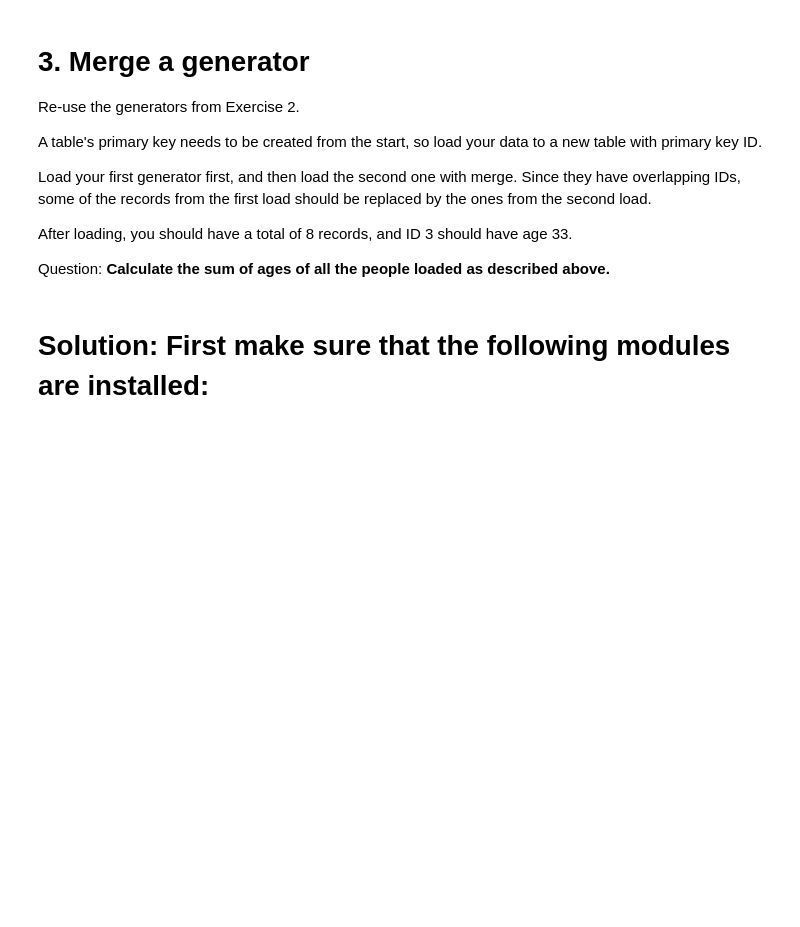
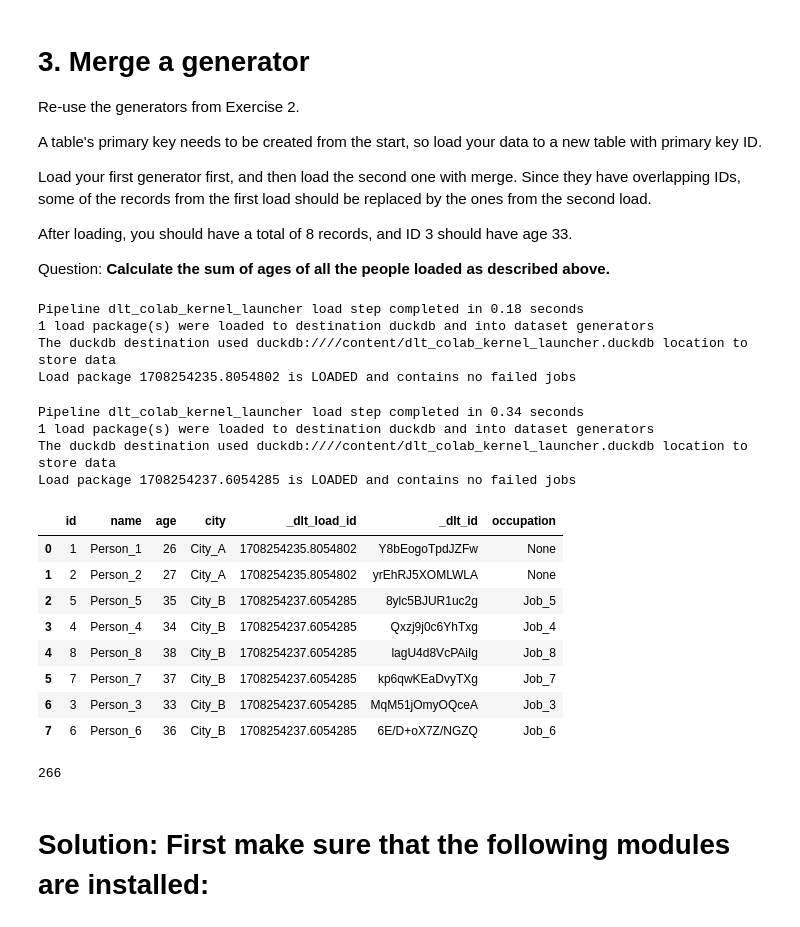
Before and after one commit to ManosPra/data-engineering-zoomcamp-2024, a Jupyter notebook: Homework_data_talks_club_data_extraction_and_ingestion.ipynb, the cells around one changed output. Saved outputs shown, nothing was run; the diff lists cells and outputs as text; code cells hidden in the pictures; blank space fills up the shorter version.

```diff
--- a/Homework_data_talks_club_data_extraction_and_ingestion.ipynb
+++ b/Homework_data_talks_club_data_extraction_and_ingestion.ipynb
@@ -92,6 +174,48 @@ Load your first generator first, and then load the second one with merge. Since
 After loading, you should have a total of 8 records, and ID 3 should have age 33.
 
 Question: **Calculate the sum of ages of all the people loaded as described above.**
+# %%
+generators_pipeline = dlt.pipeline(destination='duckdb', dataset_name='generators')
+info = generators_pipeline.run(people_1(),
+										table_name="people",
+										write_disposition="replace")
+
+print(info)
+# %% [output]
+Pipeline dlt_colab_kernel_launcher load step completed in 0.18 seconds
+1 load package(s) were loaded to destination duckdb and into dataset generators
+The duckdb destination used duckdb:////content/dlt_colab_kernel_launcher.duckdb location to store data
+Load package 1708254235.8054802 is LOADED and contains no failed jobs
+# %%
+info_v2 = generators_pipeline.run(people_2(),
+										table_name="people",
+										write_disposition="merge",
+                    primary_key="ID"
+                    )
+
+print(info_v2)
+# %% [output]
+Pipeline dlt_colab_kernel_launcher load step completed in 0.34 seconds
+1 load package(s) were loaded to destination duckdb and into dataset generators
+The duckdb destination used duckdb:////content/dlt_colab_kernel_launcher.duckdb location to store data
+Load package 1708254237.6054285 is LOADED and contains no failed jobs
+# %%
+conn = duckdb.connect(f"{generators_pipeline.pipeline_name}.duckdb")
+conn.sql(f"SET search_path = '{generators_pipeline.dataset_name}'")
+people = conn.sql("SELECT * FROM people").df()
+display(people)
+print(people['age'].sum())
+# %% [output]
+|  | id | name | age | city | _dlt_load_id | _dlt_id | occupation |
+| 0 | 1 | Person_1 | 26 | City_A | 1708254235.8054802 | Y8bEogoTpdJZFw | None |
+| 1 | 2 | Person_2 | 27 | City_A | 1708254235.8054802 | yrEhRJ5XOMLWLA | None |
+| 2 | 5 | Person_5 | 35 | City_B | 1708254237.6054285 | 8ylc5BJUR1uc2g | Job_5 |
+| 3 | 4 | Person_4 | 34 | City_B | 1708254237.6054285 | Qxzj9j0c6YhTxg | Job_4 |
+| 4 | 8 | Person_8 | 38 | City_B | 1708254237.6054285 | lagU4d8VcPAiIg | Job_8 |
+| 5 | 7 | Person_7 | 37 | City_B | 1708254237.6054285 | kp6qwKEaDvyTXg | Job_7 |
+| 6 | 3 | Person_3 | 33 | City_B | 1708254237.6054285 | MqM51jOmyOQceA | Job_3 |
+| 7 | 6 | Person_6 | 36 | City_B | 1708254237.6054285 | 6E/D+oX7Z/NGZQ | Job_6 |
+266
 # %% [markdown]
 # Solution: First make sure that the following modules are installed:
 # %%
```
Also changed, not shown: parts of 6 cells of this notebook.
